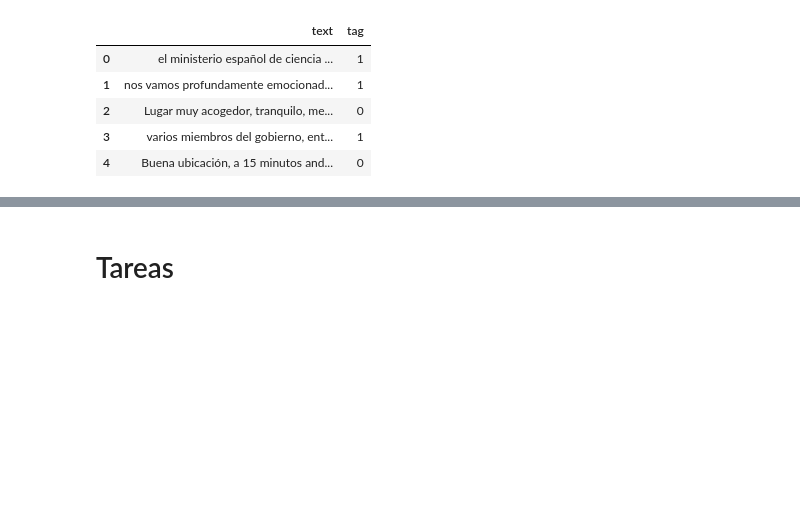
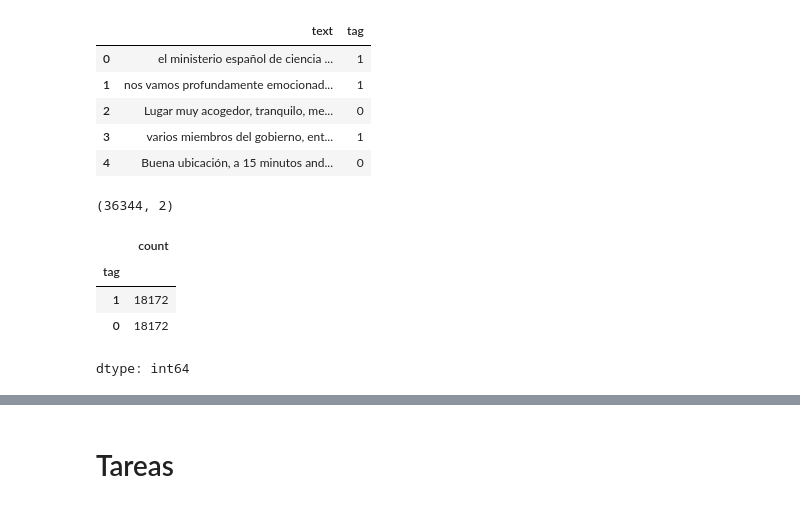
Before and after one commit to LuisHiram99/trabajos_PLN, a Jupyter notebook: Tareas/Tarea 03.ipynb, the cells around one changed output, grey strips where cells are left out. Saved outputs shown, nothing was run; the diff lists cells and outputs as text; code cells hidden in the pictures; blank space fills up the shorter version.

```diff
--- a/Tareas/Tarea 03.ipynb
+++ b/Tareas/Tarea 03.ipynb
@@ -45,3 +45,15 @@ df.head()
 | 2 | Lugar muy acogedor, tranquilo, me... | 0 |
 | 3 | varios miembros del gobierno, ent... | 1 |
 | 4 | Buena ubicación, a 15 minutos and... | 0 |
+# %%
+df.shape
+# %% [output]
+(36344, 2)
+# %%
+df["tag"].value_counts()
+# %% [output]
+|  | count |
+| tag |  |
+| 1 | 18172 |
+| 0 | 18172 |
+dtype: int64
```
Also changed, not shown: parts of 8 cells of this notebook.
